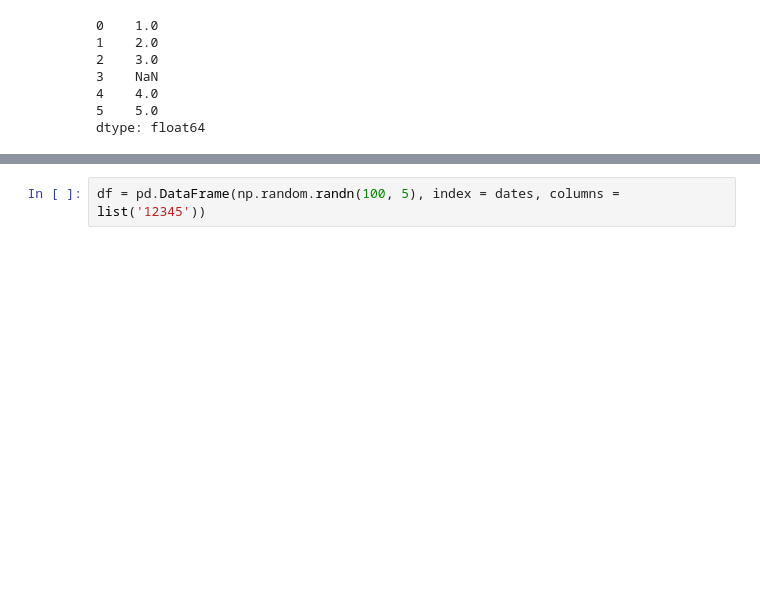
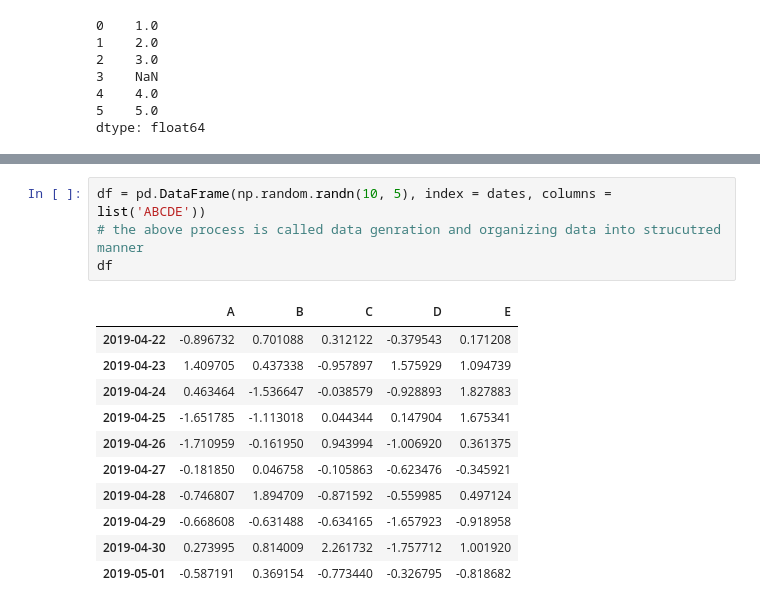
Before and after one commit to macabdul9/python-learning, a Jupyter notebook: libraries/pandas/pandasguide.ipynb, the cells around one changed output, grey strips where cells are left out. Drawn from its saved outputs; the diff is of its cells as text; blank space fills up the shorter version.

```diff
--- a/libraries/pandas/pandasguide.ipynb
+++ b/libraries/pandas/pandasguide.ipynb
@@ -39,3 +40,17 @@ DatetimeIndex(['2019-04-22', '2019-04-23', '2019-04-24', '2019-04-25',
               dtype='datetime64[ns]', freq='D')
 # %%
-df = pd.DataFrame(np.random.randn(100, 5), index = dates, columns = list('12345'))
+df = pd.DataFrame(np.random.randn(10, 5), index = dates, columns = list('ABCDE'))
+# the above process is called data genration and organizing data into strucutred manner
+df
+# %% [output]
+|  | A | B | C | D | E |
+| 2019-04-22 | -0.896732 | 0.701088 | 0.312122 | -0.379543 | 0.171208 |
+| 2019-04-23 | 1.409705 | 0.437338 | -0.957897 | 1.575929 | 1.094739 |
+| 2019-04-24 | 0.463464 | -1.536647 | -0.038579 | -0.928893 | 1.827883 |
+| 2019-04-25 | -1.651785 | -1.113018 | 0.044344 | 0.147904 | 1.675341 |
+| 2019-04-26 | -1.710959 | -0.161950 | 0.943994 | -1.006920 | 0.361375 |
+| 2019-04-27 | -0.181850 | 0.046758 | -0.105863 | -0.623476 | -0.345921 |
+| 2019-04-28 | -0.746807 | 1.894709 | -0.871592 | -0.559985 | 0.497124 |
+| 2019-04-29 | -0.668608 | -0.631488 | -0.634165 | -1.657923 | -0.918958 |
+| 2019-04-30 | 0.273995 | 0.814009 | 2.261732 | -1.757712 | 1.001920 |
+| 2019-05-01 | -0.587191 | 0.369154 | -0.773440 | -0.326795 | -0.818682 |
```
Also changed, not shown: parts of 30 cells of this notebook, 1 other file.
